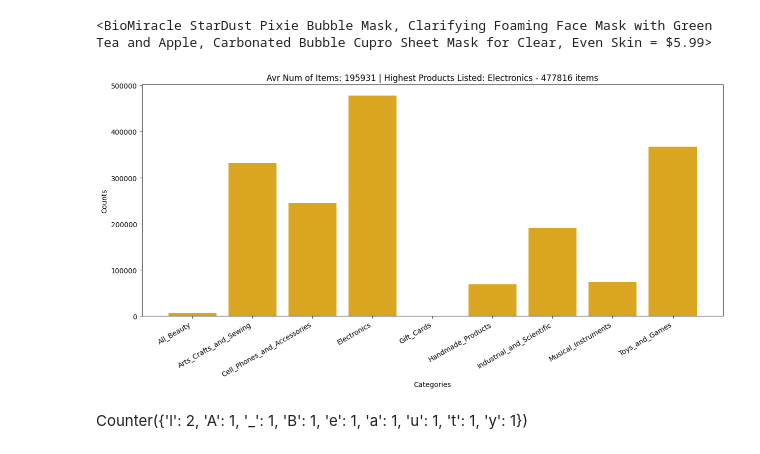
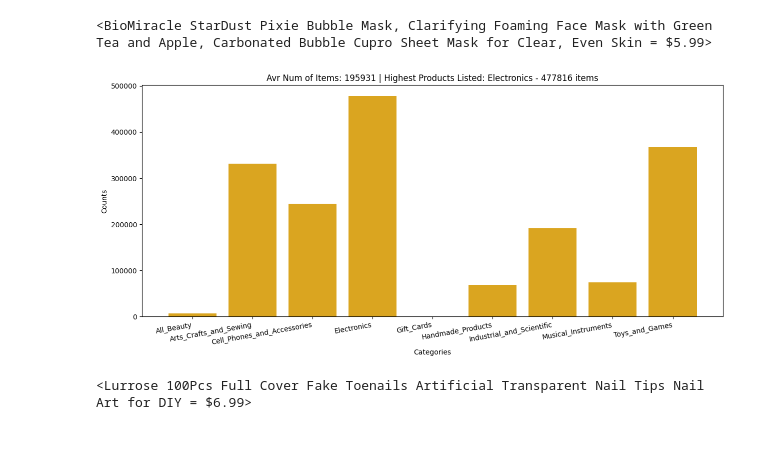
Before and after one commit to mightyoctopus/dataset-curation-data-cleanup, a Jupyter notebook: d2_data_curation_part2.ipynb, the cells around one changed output. Saved outputs shown, nothing was run; the diff lists cells and outputs as text; code cells hidden in the pictures.

```diff
--- a/d2_data_curation_part2.ipynb
+++ b/d2_data_curation_part2.ipynb
@@ -149,25 +149,27 @@ print(items[1])
 # %%
 raw_categories = [item.category for item in items]
 
 counter = Counter(raw_categories)
 
 ### Category with the highest number of items
 top_category = counter.most_common(1)
 
 ### keys and values - keys: categories | values: item counts
 # key_list = [k for k, v in counter.items()]
 # value_list = [v for k, v in counter.items()]
 
 categories, counts = zip(*counter.items())
 
 plt.figure(figsize=(15, 6))
 plt.bar(categories, counts, color="goldenrod")
 plt.title(f"Avr Num of Items: {round(counter.total() / len(categories))} | Highest Products Listed: {top_category[0][0]} - {top_category[0][1]} items")
 plt.xlabel("Categories")
 plt.ylabel("Counts")
-plt.xticks(rotation=30, ha="right")
+plt.xticks(rotation=10, ha="right")
 plt.show()
 # %% [output]
-[figure, old version]
+[figure, new version]
-# %% [markdown]
-Counter({'l': 2, 'A': 1, '_': 1, 'B': 1, 'e': 1, 'a': 1, 'u': 1, 't': 1, 'y': 1})
+# %%
+print(items[0])
+# %% [output]
+<Lurrose 100Pcs Full Cover Fake Toenails Artificial Transparent Nail Tips Nail Art for DIY = $6.99>
```
Also changed, not shown: parts of 4 cells of this notebook.
